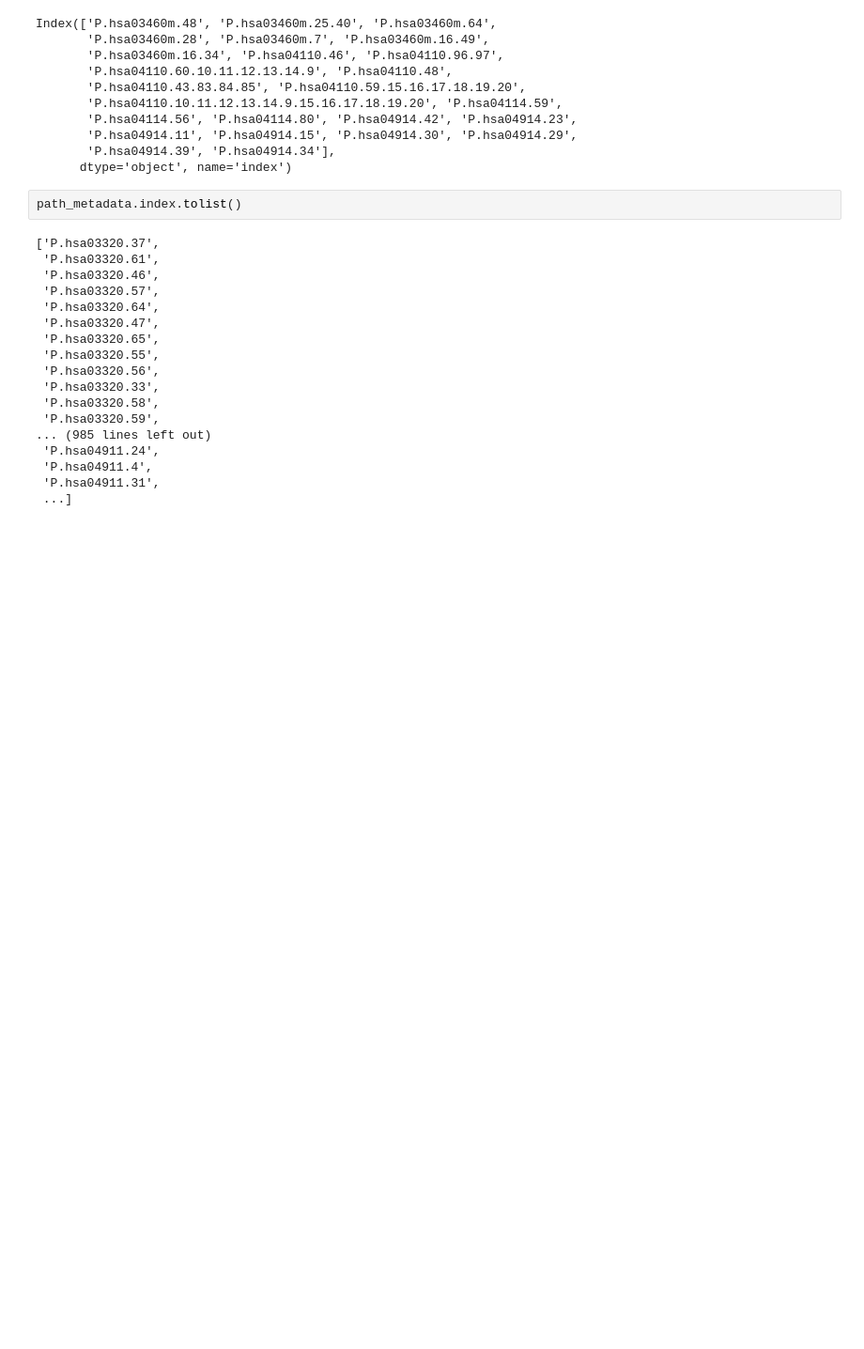
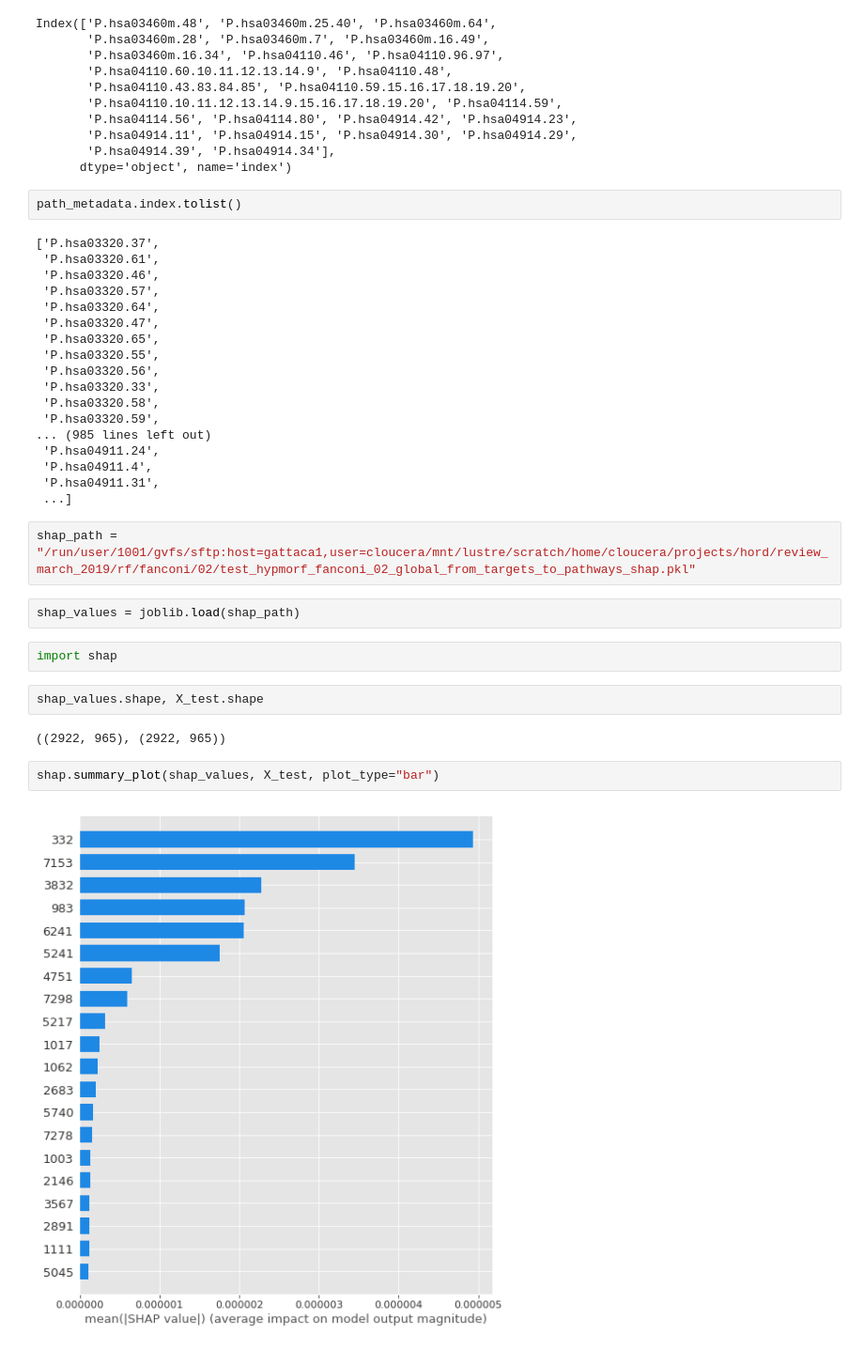
Before and after one commit to loucerac/drexml, a Jupyter notebook: notebooks/sandbox_20190416/1.0_setup_src.ipynb, the cells around one changed output. Shown at 94% size. Saved outputs shown, nothing was run; the diff lists cells and outputs as text; blank space fills up the shorter version.

```diff
--- a/notebooks/sandbox_20190416/1.0_setup_src.ipynb
+++ b/notebooks/sandbox_20190416/1.0_setup_src.ipynb
@@ -615,3 +657,17 @@ path_metadata.index.tolist()
  'P.hsa04911.4',
  'P.hsa04911.31',
  ...]
+# %%
+shap_path = "/run/user/1001/gvfs/sftp:host=gattaca1,user=cloucera/mnt/lustre/scratch/home/cloucera/projects/hord/review_march_2019/rf/fanconi/02/test_hypmorf_fanconi_02_global_from_targets_to_pathways_shap.pkl"
+# %%
+shap_values = joblib.load(shap_path)
+# %%
+import shap
+# %%
+shap_values.shape, X_test.shape
+# %% [output]
+((2922, 965), (2922, 965))
+# %%
+shap.summary_plot(shap_values, X_test, plot_type="bar")
+# %% [output]
+[figure, added]
```
Also changed, not shown: parts of 48 cells of this notebook, 4 other files.
